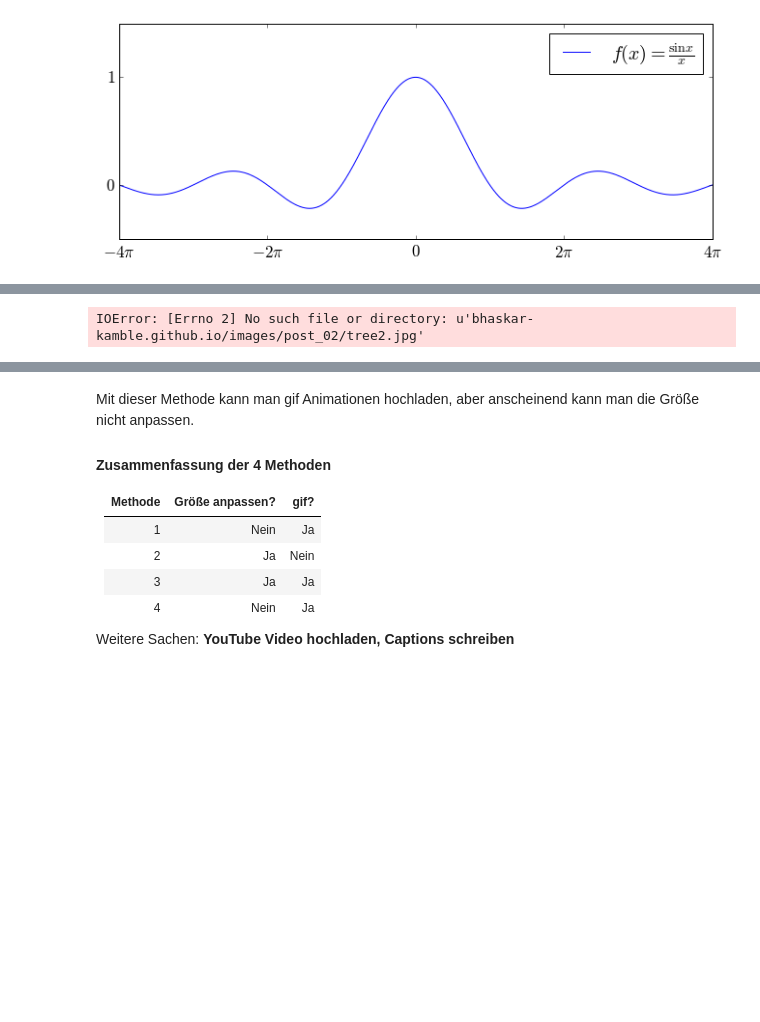
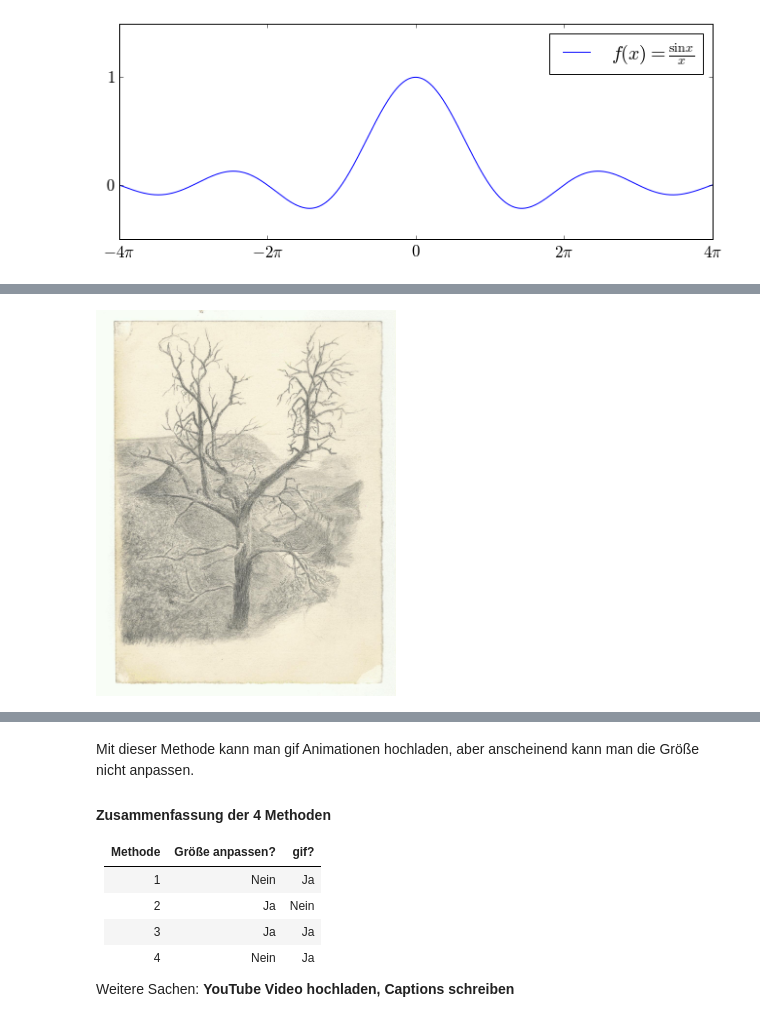
Before and after one commit to bhaskar-kamble/bhaskar-kamble.github.io, a Jupyter notebook: content/02_Weitere_Checks.ipynb, the cells around one changed output, grey strips where cells are left out. Cells and saved outputs as stored; diff of their text form; code cells hidden in the pictures; blank space fills up the shorter version.

Commit message:
posting the second post v2

```diff
--- a/content/02_Weitere_Checks.ipynb
+++ b/content/02_Weitere_Checks.ipynb
@@ -54,9 +54,9 @@ In der zweiten Methode muss der Cell-Type "Code" sein. Der Befehl ist, wie von d
     Image(filename="path_to_file",width=100,height=400)
 # %%
 from IPython.display import Image
-Image(filename="bhaskar-kamble.github.io/images/post_02/tree2.jpg",width=300,height=200)
+Image(filename="./images_temp/tree2.jpg",width=300,height=200)
 # %% [output]
-IOError: [Errno 2] No such file or directory: u'bhaskar-kamble.github.io/images/post_02/tree2.jpg'
+[figure, added]
 # %% [markdown]
 Leider kann man mit dieser Methode kein gif Datein hochladen aber man kann die Größe anpassen.
 
```
Also changed, not shown: parts of 6 cells of this notebook, 9 other files.
